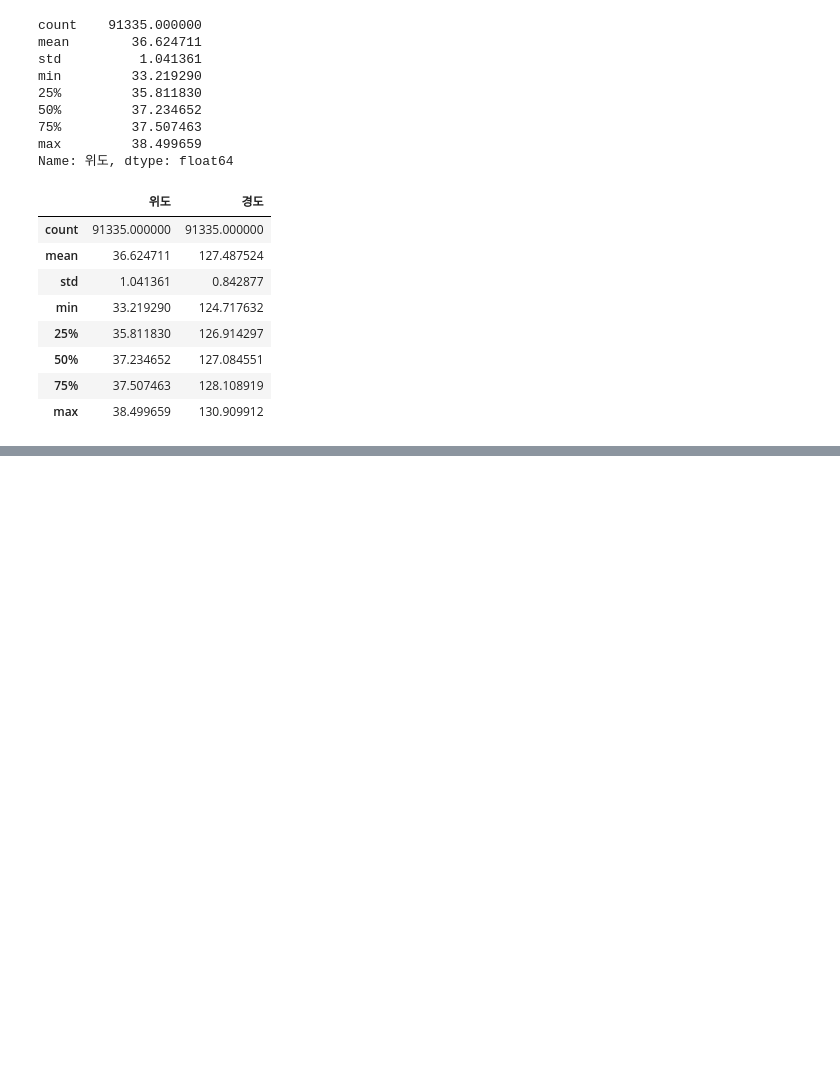
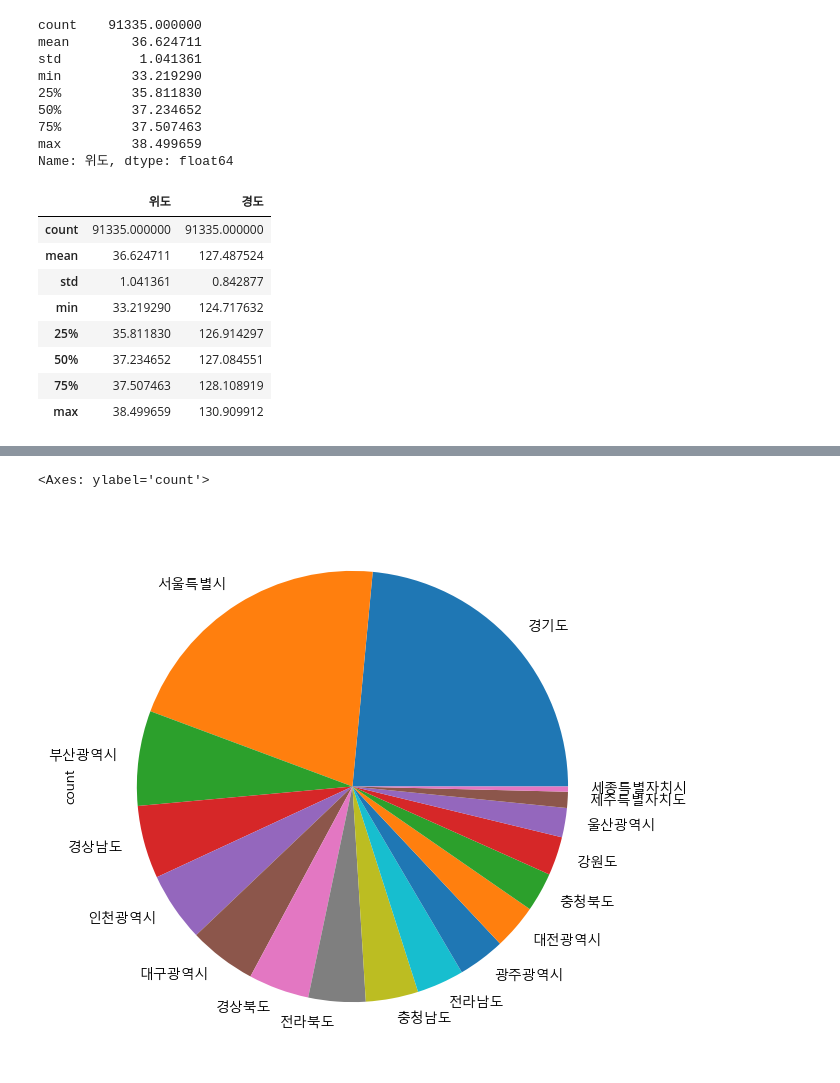
Before and after one commit to TheCaveOfAdullam/study1, a Jupyter notebook: medical.ipynb, the cells around one changed output, grey strips where cells are left out. Saved outputs shown, nothing was run; the diff lists cells and outputs as text; code cells hidden in the pictures; blank space fills up the shorter version.

```diff
--- a/medical.ipynb
+++ b/medical.ipynb
@@ -333,0 +442,6 @@ df.describe(include="object")
+# %%
+# 판다스의 plot.pie()를 사용해서 파이그래프를 그려봅니다.
+city.plot.pie(figsize=(7,7))
+# %% [output]
+<Axes: ylabel='count'>
+[figure, added]
```
Also changed, not shown: parts of 25 cells of this notebook.
